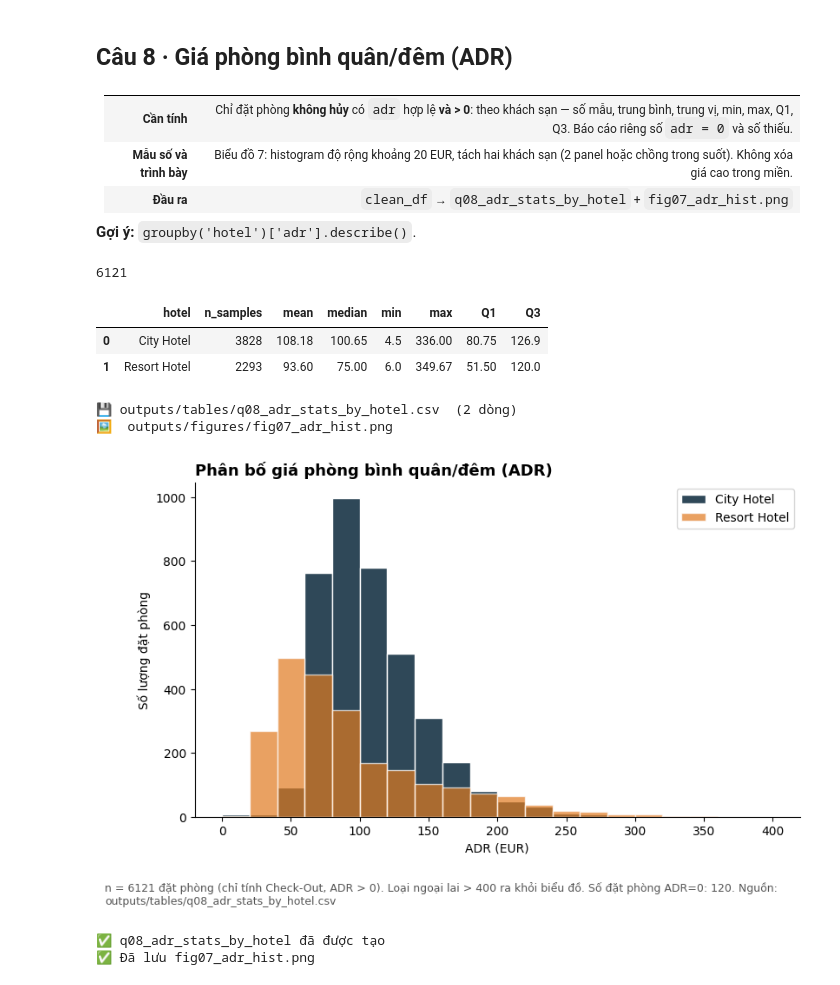
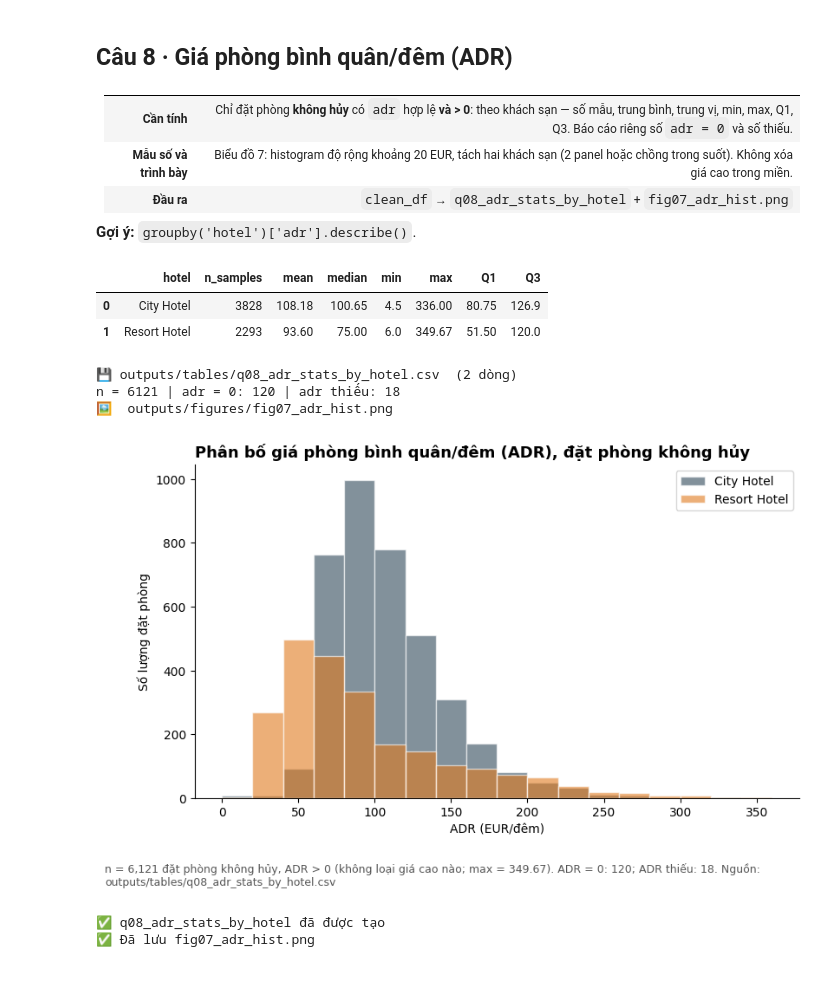
Before and after one commit to hanhathuy/hotel-booking-analysis, a Jupyter notebook: hotel_student_starter.ipynb, the cells around one changed output. Drawn from its saved outputs; the diff is of its cells as text; code cells hidden in the pictures.

```diff
--- a/hotel_student_starter.ipynb
+++ b/hotel_student_starter.ipynb
@@ -1505,0 +1455,19 @@ log_step('B7', 'country', 'Mã quốc gia chưa chuẩn hóa hoặc chứa tên
+# %%
+# B7 · Mã quốc gia
+COUNTRY_MAP = {'PORTUGAL': 'PRT', 'UNITED KINGDOM': 'GBR', 'UK': 'GBR', 'SPAIN': 'ESP', 'FRANCE': 'FRA', 'GERMANY': 'DEU'}
+
+s_now = df['country'].astype('string')
+s_orig = raw_df.loc[df.index, 'country'].astype('string')
+s_up = s_now.str.strip().str.upper()
+country_mapped = s_up.replace(COUNTRY_MAP)
+is_iso = country_mapped.str.fullmatch(r'[A-Z]{2,3}').fillna(False).astype(bool)
+df['country'] = country_mapped.where(is_iso, pd.NA).astype('string')
+
+nonstd_raw = ~s_orig.str.fullmatch(r'[A-Z]{3}').fillna(False).astype(bool)
+changed_c = df['country'].notna() & (s_orig != df['country'])
+new_na = s_now.notna() & df['country'].isna()
+log_step('B7', 'country', 'Mã quốc gia chữ thường/thừa khoảng trắng hoặc viết tên đầy đủ (prt, " PRT", Portugal, UK, United Kingdom…)',
+         "ô gốc không khớp ^[A-Z]{3}$ (không tính ô thiếu)", 'Viết hoa, bỏ khoảng trắng, ánh xạ tên đầy đủ → mã ISO; giữ nguyên mã CN',
+         changed_c.sum(), changed_c.sum(), 0, example_ids(df, changed_c, k=5), 'Mục 5.1/B7',
+         f"country ∈ [A-Z]{{2,3}} hoặc thiếu; thiếu có sẵn: {int(s_now.isna().sum())}; ô bị biến thành thiếu mới: {int(new_na.sum())}; giữ nguyên CN: {int((df['country'] == 'CN').sum())} dòng")
+print('Đã hoàn thành B7.')
@@ -2575,42 +2720,35 @@ True
 
 **Gợi ý:** `groupby('hotel')['adr'].describe()`.
 # %%
-adr_df = clean_df[(clean_df['is_canceled'] == 0) & (clean_df['adr'] > 0)].copy()
-print(len(adr_df))
-q08 = adr_df.groupby('hotel')['adr'].agg(
-    n_samples='count',
-    mean='mean',
-    median='median',
-    min = 'min',
-    max = 'max',
-    Q1=lambda x: x.quantile(0.25),
-    Q3=lambda x: x.quantile(0.75)
-).round(2).reset_index()
+# Câu 8 · ADR — chỉ đặt phòng KHÔNG HỦY, adr hợp lệ và > 0
+nc = clean_df[clean_df['is_canceled'] == 0]
+adr_df = nc[nc['adr'] > 0].copy()
+zero_adr_count = int((nc['adr'] == 0).sum())
+missing_adr_count = int(nc['adr'].isna().sum())
+q08 = adr_df.groupby('hotel')['adr'].agg(n_samples='count', mean='mean', median='median', min='min', max='max',
+                                         Q1=lambda x: x.quantile(0.25), Q3=lambda x: x.quantile(0.75)).round(2).reset_index()
 display(q08)
 save_table(q08, 'q08_adr_stats_by_hotel')
+print(f'n = {len(adr_df)} | adr = 0: {zero_adr_count} | adr thiếu: {missing_adr_count}')
 
+top = int(np.ceil(adr_df['adr'].max() / 20) * 20)                      # bin phủ tới giá trị lớn nhất → KHÔNG loại giá cao nào
+bins = list(range(0, top + 20, 20))
 fig, ax = plt.subplots(figsize=FIGSIZE)
-bins = range(0 , 420, 20)
-ax.hist(adr_df[adr_df['hotel'] == 'City Hotel']['adr'], bins=bins, alpha=1, color=HOTEL_COLORS['City Hotel'], label='City Hotel', edgecolor='white')
-ax.hist(adr_df[adr_df['hotel'] == 'Resort Hotel']['adr'], bins=bins, alpha=0.7, color=HOTEL_COLORS['Resort Hotel'], label='Resort Hotel', edgecolor='white')
+for h in ['City Hotel', 'Resort Hotel']:
+    ax.hist(adr_df.loc[adr_df['hotel'] == h, 'adr'], bins=bins, alpha=0.6, color=HOTEL_COLORS[h], label=h, edgecolor='white')
 ax.legend()
-zero_adr_count = len(clean_df[(clean_df['is_canceled'] == 0) & (clean_df['adr'] == 0)])
-finish_chart(ax,
-    'Phân bố giá phòng bình quân/đêm (ADR)',
-    'ADR (EUR)',
-    'Số lượng đặt phòng',
-    note=f"n = {len(adr_df)} đặt phòng (chỉ tính Check-Out, ADR > 0). Loại ngoại lai > 400 ra khỏi biểu đồ. Số đặt phòng ADR=0: {zero_adr_count}. Nguồn: outputs/tables/q08_adr_stats_by_hotel.csv"
-)
+finish_chart(ax, 'Phân bố giá phòng bình quân/đêm (ADR), đặt phòng không hủy', 'ADR (EUR/đêm)', 'Số lượng đặt phòng',
+             note=f"n = {len(adr_df):,} đặt phòng không hủy, ADR > 0 (không loại giá cao nào; max = {adr_df['adr'].max():.2f}). ADR = 0: {zero_adr_count}; ADR thiếu: {missing_adr_count}. Nguồn: outputs/tables/q08_adr_stats_by_hotel.csv")
 save_fig(fig, 'fig07_adr_hist')
 plt.show()
 # %% [output]
+|  | hotel | n_samples | mean | median | min | max | Q1 | Q3 |
+| 0 | City Hotel | 3828 | 108.18 | 100.65 | 4.5 | 336.00 | 80.75 | 126.9 |
+| 1 | Resort Hotel | 2293 | 93.60 | 75.00 | 6.0 | 349.67 | 51.50 | 120.0 |
-6121
+💾 outputs/tables/q08_adr_stats_by_hotel.csv  (2 dòng)
+n = 6121 | adr = 0: 120 | adr thiếu: 18
+🖼️  outputs/figures/fig07_adr_hist.png
-|  | hotel | n_samples | mean | median | min | max | Q1 | Q3 |
-| 0 | City Hotel | 3828 | 108.18 | 100.65 | 4.5 | 336.00 | 80.75 | 126.9 |
-| 1 | Resort Hotel | 2293 | 93.60 | 75.00 | 6.0 | 349.67 | 51.50 | 120.0 |
-💾 outputs/tables/q08_adr_stats_by_hotel.csv  (2 dòng)
-🖼️  outputs/figures/fig07_adr_hist.png
-[figure, old version]
+[figure, new version]
 # %%
 check('q08_adr_stats_by_hotel đã được tạo', lambda: q08 is not None and len(q08) > 0)
 check('Đã lưu fig07_adr_hist.png', lambda: (OUTPUT_DIR / 'figures' / 'fig07_adr_hist.png').exists())
```
Also changed, not shown: parts of 54 cells of this notebook.
